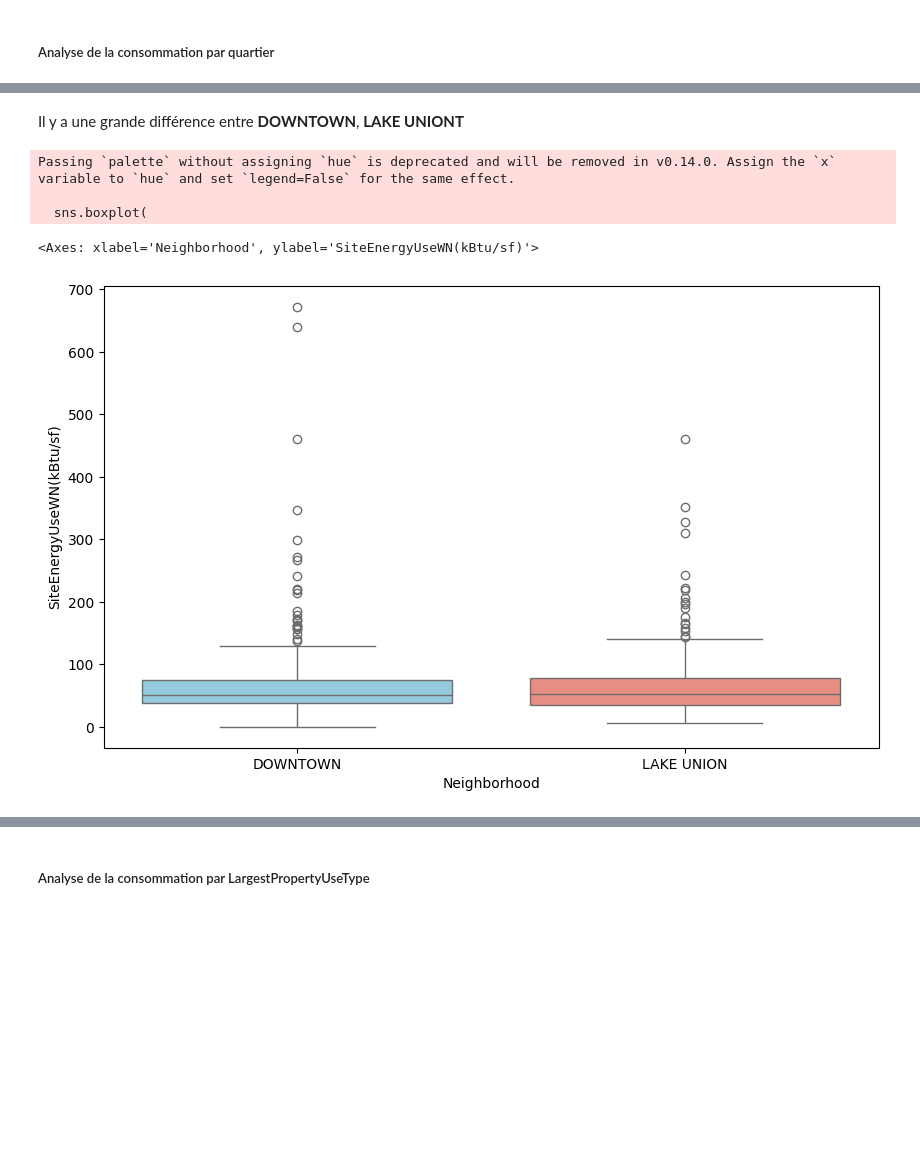
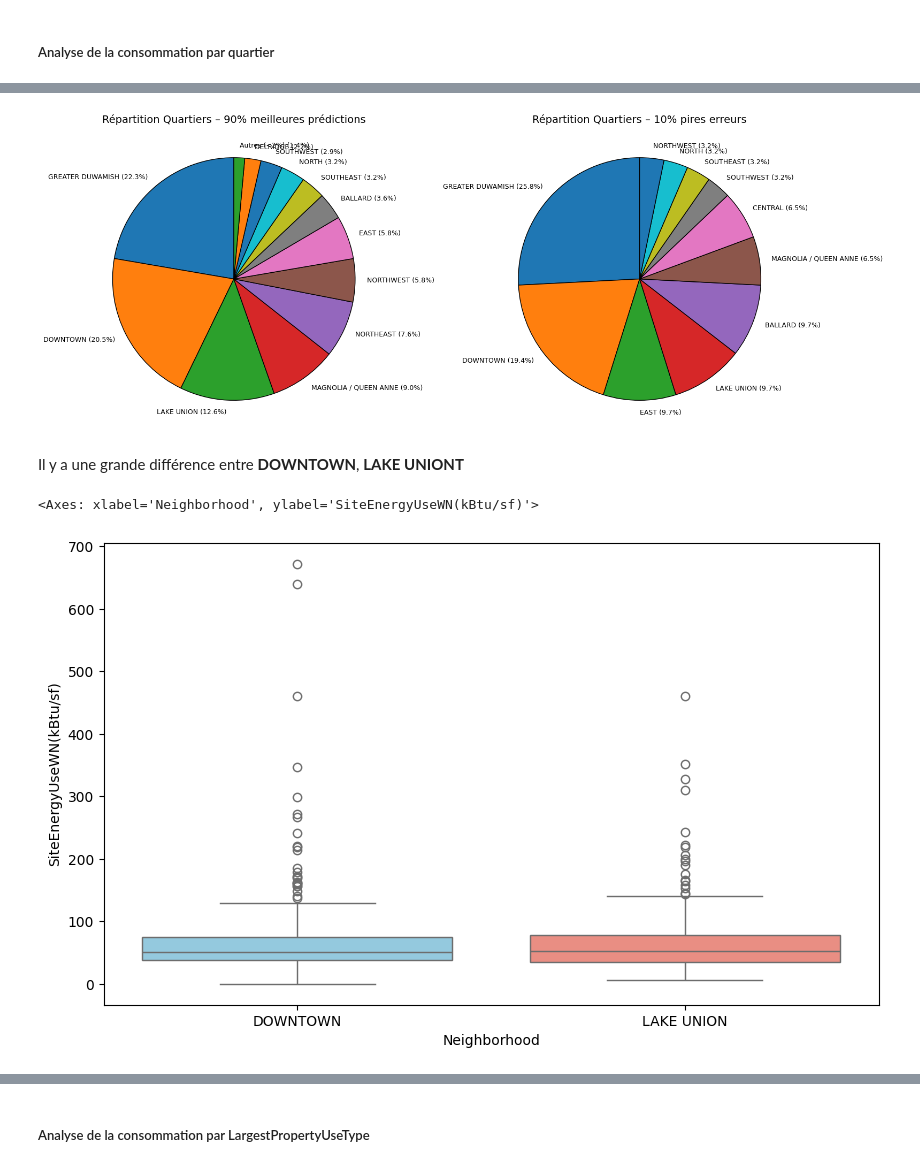
Before and after one commit to mcourte/DE_Projet_6, a Jupyter notebook: nettoyage_analyse_DF.ipynb, the cells around one changed output, grey strips where cells are left out. Saved outputs shown, nothing was run; the diff lists cells and outputs as text; code cells hidden in the pictures; blank space fills up the shorter version.

```diff
--- a/nettoyage_analyse_DF.ipynb
+++ b/nettoyage_analyse_DF.ipynb
@@ -1656,3 +1613,46 @@ plt.show()
+# %%
+# --- 1. Ajouter Neighborhood dans df_resultats ---
+df_resultats_test["Neighborhood"] = df_combined["Neighborhood"]
+df_combined["SiteEnergyUseWN(kBtu/sf)"] = df_without_leakage["Neighborhood"]
+# --- 2. Split 90% / 10% en fonction de l'erreur ---
+seuil_90 = df_resultats_test["erreur_pourcentage"].quantile(0.90)
+
+df_90 = df_resultats_test[df_resultats_test["erreur_pourcentage"] <= seuil_90]
+df_10 = df_resultats_test[df_resultats_test["erreur_pourcentage"] > seuil_90]
+
+# --- 3. Fonction simple pour préparer les données d’un camembert ---
+def make_pie(df, title):
+    freq = df["Neighborhood"].value_counts(normalize=True) * 100
+
+    # Regroupe les quartiers < 2%
+    freq_main = freq[freq >= 2]
+    freq_other = freq[freq < 2].sum()
+
+    if freq_other > 0:
+        freq_main["Autres (<2%)"] = freq_other
+
+    plt.pie(
+        freq_main.values,
+        labels=[f"{i} ({v:.1f}%)" for i, v in freq_main.items()],
+        startangle=90,
+        wedgeprops={'edgecolor': 'black'},
+        textprops={'fontsize': 9}
+    )
+    plt.title(title, fontsize=14)
+
+# --- 4. Affichage des deux camemberts ---
+plt.figure(figsize=(16, 8))
+
+plt.subplot(1, 2, 1)
+make_pie(df_90, "Répartition Quartiers – 90% meilleures prédictions")
+
+plt.subplot(1, 2, 2)
+make_pie(df_10, "Répartition Quartiers – 10% pires erreurs")
+
+plt.tight_layout()
+plt.show()
+# %% [output]
+[figure, added]
 # %% [markdown]
 Il y a une grande différence entre **DOWNTOWN**, **LAKE UNIONT**
 # %%
@@ -1669,11 +1669,9 @@ sns.boxplot(
     x=feature_col,
     y=consommation_col,
     data=df_filtre,
-    palette=['skyblue', 'salmon']
+    palette=['skyblue', 'salmon'],
+    hue=feature_col
 )
 # %% [output]
-Passing `palette` without assigning `hue` is deprecated and will be removed in v0.14.0. Assign the `x` variable to `hue` and set `legend=False` for the same effect.
-
-  sns.boxplot(
+<Axes: xlabel='Neighborhood', ylabel='SiteEnergyUseWN(kBtu/sf)'>
-<Axes: xlabel='Neighborhood', ylabel='SiteEnergyUseWN(kBtu/sf)'>
 [figure]
```
Also changed, not shown: parts of 31 cells of this notebook.
